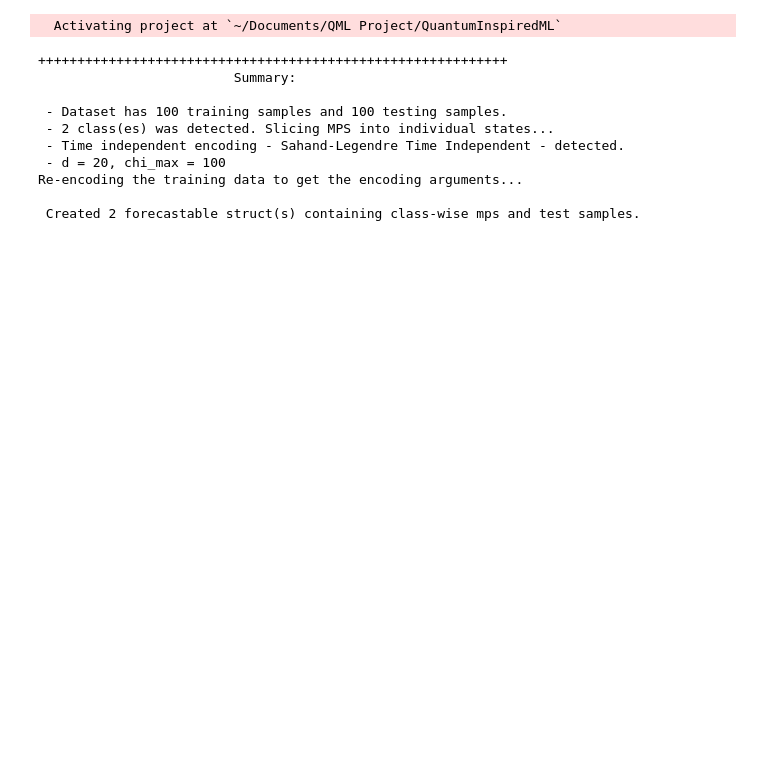
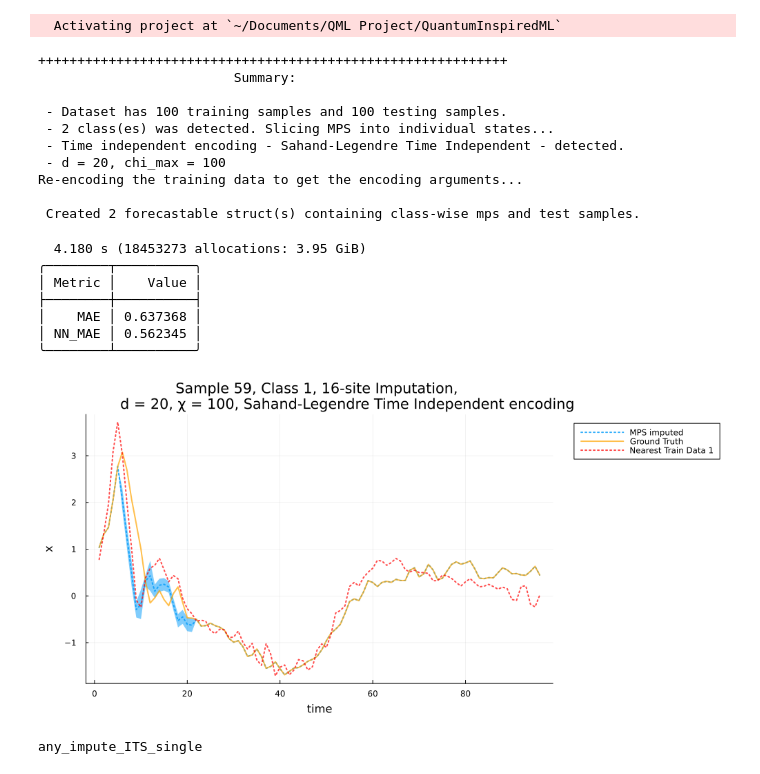
Before and after one commit to joshuabmoore/MPSTime.jl, a Jupyter notebook: Imputation/impute_membench.ipynb, the cells around one changed output. Cells and saved outputs as stored; diff of their text form; code cells hidden in the pictures; blank space fills up the shorter version.

```diff
--- a/Imputation/impute_membench.ipynb
+++ b/Imputation/impute_membench.ipynb
@@ -49,3 +50,53 @@ fc_sl = load_forecasting_info_variables(mps_sl, X_train, y_train, X_test, y_test
 Re-encoding the training data to get the encoding arguments...
 
  Created 2 forecastable struct(s) containing class-wise mps and test samples.
+# %%
+
+dx=1E-4
+mode_range=(-1,1)
+xvals=collect(range(mode_range...; step=dx))
+mode_index=Index(opts_sl.d)
+xvals_enc= [get_state(x, opts_sl, fc_sl[1].enc_args) for x in xvals]
+xvals_enc_it=[ITensor(s, mode_index) for s in xvals_enc];
+# %%
+class = 1
+impute_sites = collect(6:21)
+instance_idx = 59 # 4
+invert_transform=true
+@btime begin
+stats, p1_ns = any_impute_single_timeseries(
+    fc_sl,
+    class,
+    instance_idx,
+    impute_sites,
+    :directMedian;
+    invert_transform=invert_transform,
+    NN_baseline=true,
+    X_train=X_train,
+    y_train=y_train,
+    n_baselines=1,
+    plot_fits=true,
+    dx=dx,
+    mode_range=mode_range,
+    xvals=xvals,
+    mode_index=mode_index,
+    xvals_enc=xvals_enc,
+    xvals_enc_it=xvals_enc_it
+    );
+end
+
+pretty_table(stats; header=["Metric", "Value"], header_crayon= crayon"yellow bold", tf = tf_unicode_rounded);
+plot(p1_ns...)
+# %% [output]
+  4.180 s (18453273 allocations: 3.95 GiB)
+╭────────┬──────────╮
+│ Metric │    Value │
+├────────┼──────────┤
+│    MAE │ 0.637368 │
+│ NN_MAE │ 0.562345 │
+╰────────┴──────────╯
+[figure, added]
+# %%
+include("imputationUtils.jl")
+# %% [output]
+any_impute_ITS_single
```
Also changed, not shown: parts of 3 cells of this notebook, 2 other files.
